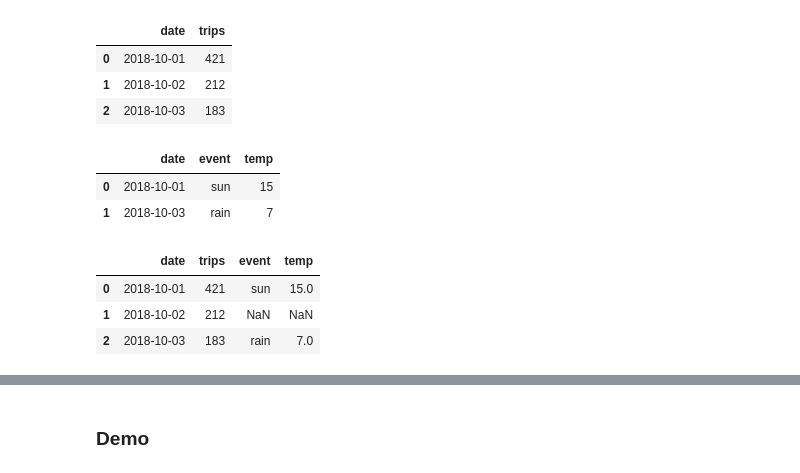
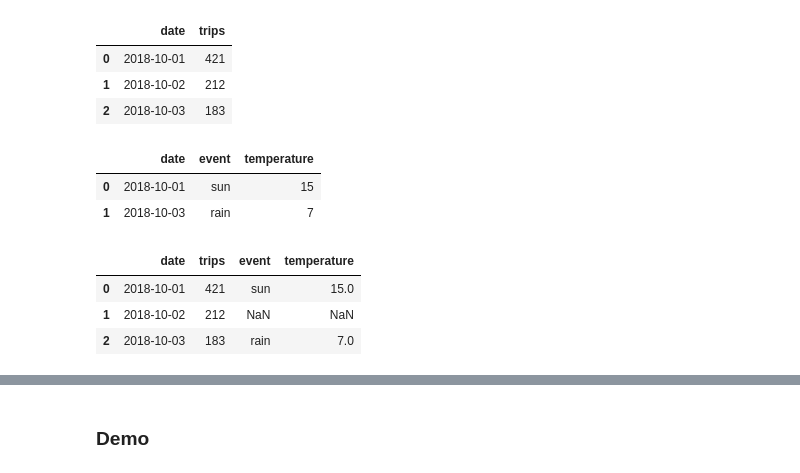
Before and after one commit to sphinxteam/mlcourse_2019, a Jupyter notebook: lec4/Working_with_data.ipynb, the cells around one changed output, grey strips where cells are left out. Drawn from its saved outputs; the diff is of its cells as text; code cells hidden in the pictures.

```diff
--- a/lec4/Working_with_data.ipynb
+++ b/lec4/Working_with_data.ipynb
@@ -170,17 +215,17 @@ trips.head()
 | 1 | 2018-10-02 | 212 |
 | 2 | 2018-10-03 | 183 |
 # %%
-weather = pd.read_csv("data/small_weather.csv")
+weather = pd.read_csv("data/fake_weather.csv")
 weather.head()
 # %% [output]
-|  | date | event | temp |
+|  | date | event | temperature |
 | 0 | 2018-10-01 | sun | 15 |
 | 1 | 2018-10-03 | rain | 7 |
 # %%
-trips_joined = pd.merge(trips, weather, on="date", how="left")
-trips_joined
+trips_merged = pd.merge(trips, weather, on="date", how="left")
+trips_merged
 # %% [output]
-|  | date | trips | event | temp |
+|  | date | trips | event | temperature |
 | 0 | 2018-10-01 | 421 | sun | 15.0 |
 | 1 | 2018-10-02 | 212 | NaN | NaN |
 | 2 | 2018-10-03 | 183 | rain | 7.0 |
```
Also changed, not shown: parts of 42 cells of this notebook, 13 other files.
